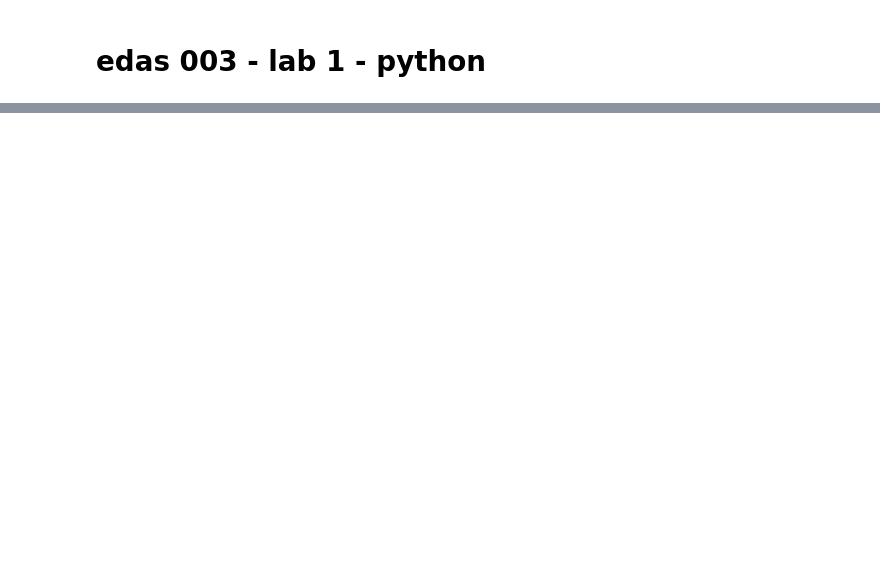
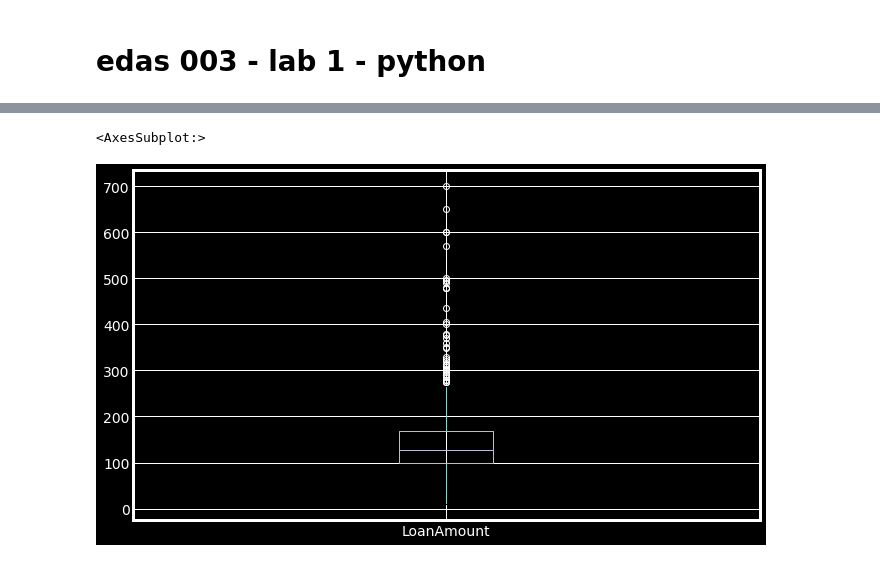
Before and after one commit to marcosbrigante/edas003, a Jupyter notebook: python/lab1-notebook.ipynb, the cells around one changed output, grey strips where cells are left out. Drawn from its saved outputs; the diff is of its cells as text; code cells hidden in the pictures; blank space fills up the shorter version.

```diff
--- a/python/lab1-notebook.ipynb
+++ b/python/lab1-notebook.ipynb
@@ -126,0 +91,5 @@ temp2.plot(kind='bar', ax=ax2)
+# %%
+data.boxplot(column='LoanAmount')
+# %% [output]
+<AxesSubplot:>
+[figure, added]
```
Also changed, not shown: parts of 25 cells of this notebook, 5 other files.
